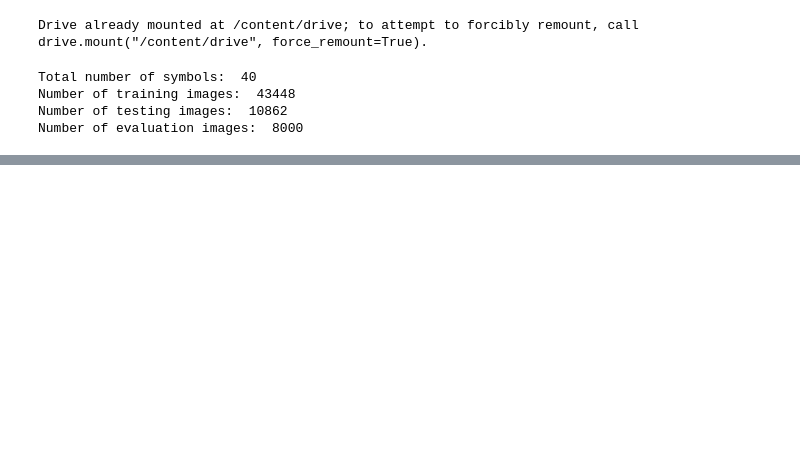
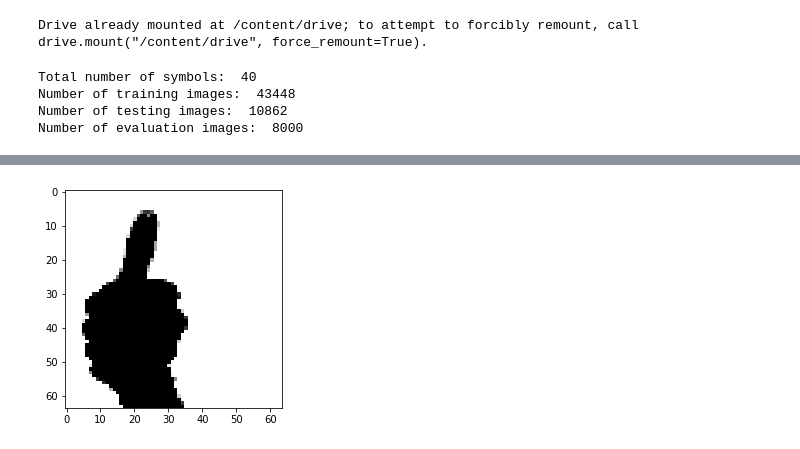
Before and after one commit to Aishwarya327/MiniProject, a Jupyter notebook: MiniProject.ipynb, the cells around one changed output, grey strips where cells are left out. Drawn from its saved outputs; the diff is of its cells as text; code cells hidden in the pictures; blank space fills up the shorter version.

```diff
--- a/MiniProject.ipynb
+++ b/MiniProject.ipynb
@@ -137,5 +145,5 @@ ________________________________________________________________________________
 #fit the model
 #it will take some time to train
 #vgg16
-history = model.fit(X_train, y_train, epochs =5, batch_size = 32,validation_data=(X_test,y_test))
+history = model.fit(X_train, y_train, epochs =2, batch_size = 32,validation_data=(X_test,y_test))
 # %% [output]
@@ -209,85 +226,86 @@ test_image = image.img_to_array(test_image)
 test_image = np.expand_dims(test_image, axis=0)
 result = model.predict(test_image)
 
-if result[0][1] == 1:
+if result[0][0] == 1:
     prediction = '1'
+elif result[0][1] == 1:
+    prediction = '10'
 elif result[0][2] == 1:
-    prediction = '10'
+    prediction = '2'
 elif result[0][3] == 1:
-    prediction = '2'
+    prediction = '3'
 elif result[0][4] == 1:
-    prediction = '3'
+    prediction = '4'
 elif result[0][5] == 1:
-    prediction = '4'
+    prediction = '5'
 elif result[0][6] == 1:
-    prediction = '5'
+    prediction = '6'
 elif result[0][7] == 1:
-    prediction = '6'
+    prediction = '7'
 elif result[0][8] == 1:
-    prediction = '7'
+    prediction = '8'
 elif result[0][9] == 1:
-    prediction = '8'
+    prediction = '9'
 elif result[0][10] == 1:
-    prediction = '9'
+    prediction = 'A'
 elif result[0][11] == 1:
-    prediction = 'A'
+    prediction = 'B'
 elif result[0][12] == 1:
-    prediction = 'B'
+    prediction = 'C'
 elif result[0][13] == 1:
-    prediction = 'C'
+    prediction = 'D'
 elif result[0][14] == 1:
-    prediction = 'D'
+    prediction = 'E'
 elif result[0][15] == 1:
-    prediction = 'E'
+    prediction = 'F'
 elif result[0][16] == 1:
-    prediction = 'F'
+    prediction = 'G'
 elif result[0][17] == 1:
-    prediction = 'G'
+    prediction = 'H'
 elif result[0][18] == 1:
-    prediction = 'H'
+    prediction = 'I'
 elif result[0][19] == 1:
-    prediction = 'I'
+    prediction = 'J'
 elif result[0][20] == 1:
-    prediction = 'J'
+    prediction = 'K'
 elif result[0][21] == 1:
-    prediction = 'K'
+    prediction = 'L'
 elif result[0][22] == 1:
-    prediction = 'L'
+    prediction = 'M'
 elif result[0][23] == 1:
-    prediction = 'M'
+    prediction = 'N'
 elif result[0][24] == 1:
-    prediction = 'N'
+    prediction = 'O'
 elif result[0][25] == 1:
-    prediction = 'O'
+    prediction = 'P'
 elif result[0][26] == 1:
-    prediction = 'P'
+    prediction = 'Q'
 elif result[0][27] == 1:
-    prediction = 'Q'
+    prediction = 'R'
 elif result[0][28] == 1:
-    prediction = 'R'
+    prediction = 'S'
 elif result[0][29] == 1:
-    prediction = 'S'
+    prediction = 'T'
 elif result[0][30] == 1:
-    prediction = 'T'
+    prediction = 'U'
 elif result[0][31] == 1:
-    prediction = 'U'
+    prediction = 'V'
 elif result[0][32] == 1:
-    prediction = 'V'
+    prediction = 'W'
 elif result[0][33] == 1:
-    prediction = 'W'
+    prediction = 'X'
 elif result[0][34] == 1:
-    prediction = 'X'
+    prediction = 'Y'
 elif result[0][35] == 1:
-    prediction = 'Y'
+    prediction = 'Z'
 elif result[0][36] == 1:
-    prediction = 'Z'
+    prediction = 'best of luck'
 elif result[0][37] == 1:
-    prediction = 'best of luck'
+    prediction = 'thank you'
 elif result[0][38] == 1:
-    prediction = 'fuck you'
-elif result[0][39] == 1:
     prediction = 'i love you'
 else:
     prediction = '  '
 
 print(prediction)
+# %% [output]
@@ -293,0 +313 @@ print(prediction)
+[figure, added]
```
Also changed, not shown: parts of 10 cells of this notebook.
